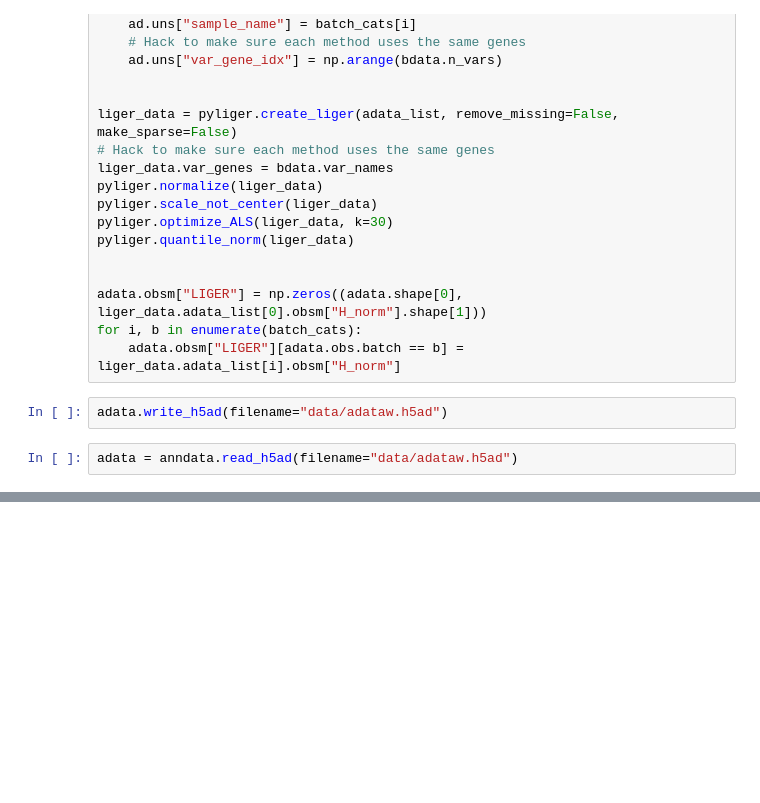
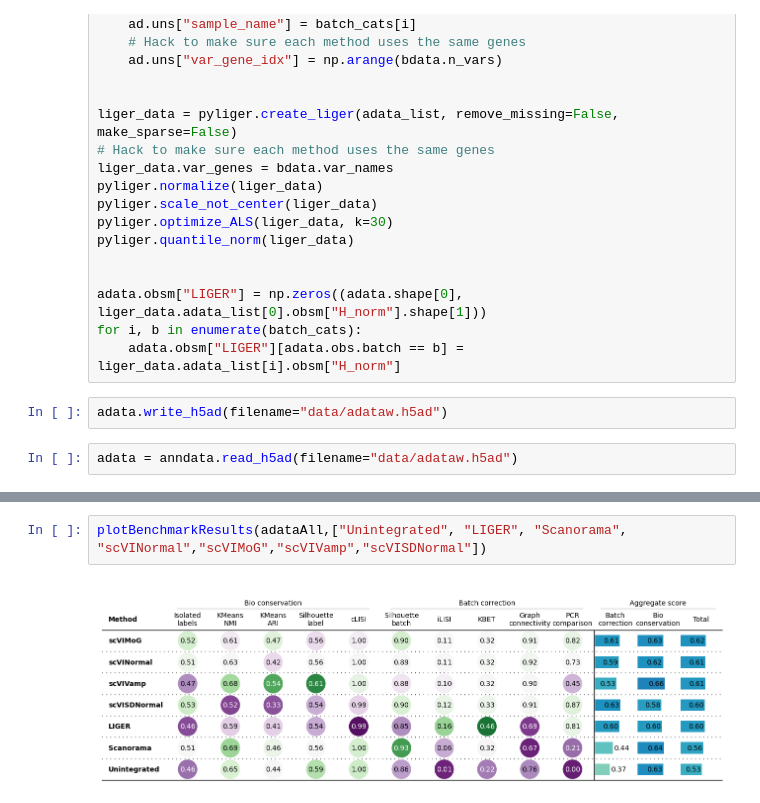
Before and after one commit to LeanderDiazBone/BachelorThesis, a Jupyter notebook: benchmarking.ipynb, the cells around one changed output, grey strips where cells are left out. Saved outputs shown, nothing was run; the diff lists cells and outputs as text; blank space fills up the shorter version.

```diff
--- a/benchmarking.ipynb
+++ b/benchmarking.ipynb
@@ -111,0 +157,4 @@ plotBenchmarkResults(vampAdata)
+# %%
+plotBenchmarkResults(adataAll,["Unintegrated", "LIGER", "Scanorama", "scVINormal","scVIMoG","scVIVamp","scVISDNormal"])
+# %% [output]
+[figure, added]
```
Also changed, not shown: parts of 23 cells of this notebook, 6 other files.
